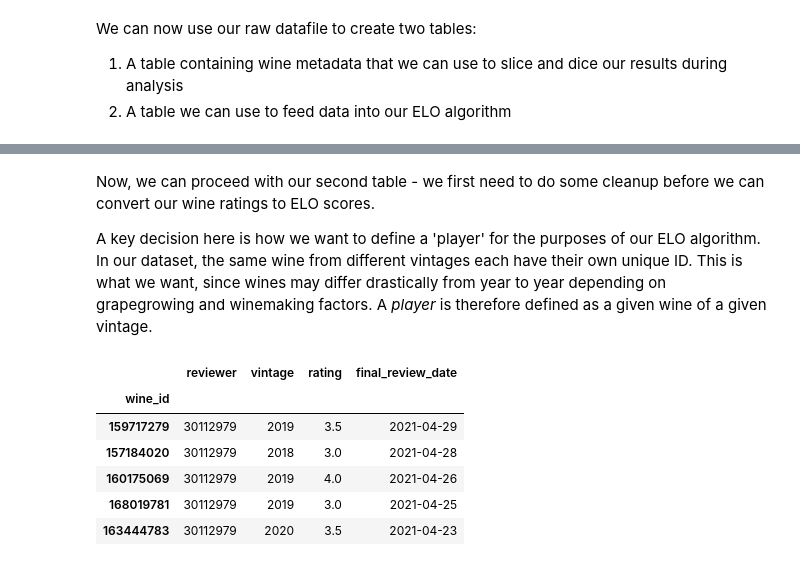
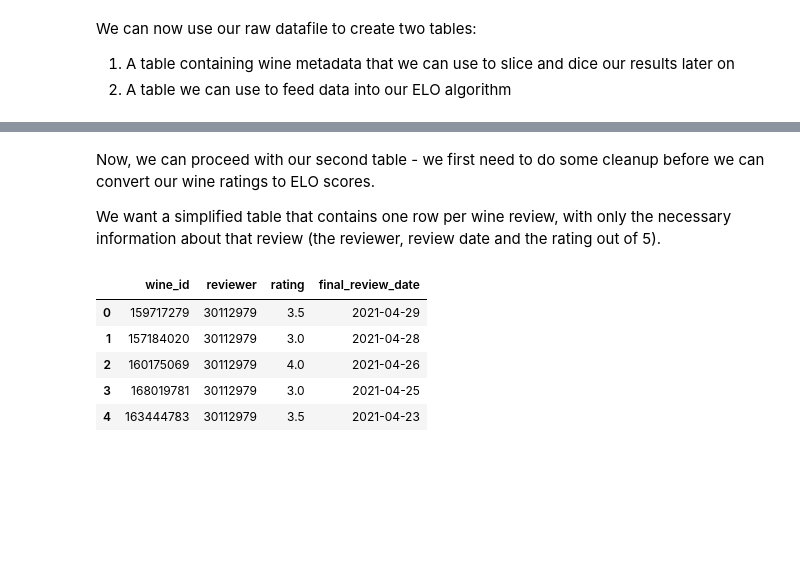
Before and after one commit to RoaldSchuring/WineELO, a Jupyter notebook: wine_elo.ipynb, the cells around one changed output, grey strips where cells are left out. Drawn from its saved outputs; the diff is of its cells as text; code cells hidden in the pictures; blank space fills up the shorter version.

```diff
--- a/wine_elo.ipynb
+++ b/wine_elo.ipynb
@@ -38,7 +52,7 @@ wine_review_df.head()
 # %% [markdown]
 We can now use our raw datafile to create two tables:
 
-1. A table containing wine metadata that we can use to slice and dice our results during analysis
+1. A table containing wine metadata that we can use to slice and dice our results later on
 2. A table we can use to feed data into our ELO algorithm
 # %%
 # create a dataframe containing metadata about each wine in our dataset
@@ -55,18 +68,19 @@ wine_metadata.head()
 | 160175069 | 2019 | Valpolicella Ripasso Classico Sup... | Villa Mondi | Valpolicella Ripasso | Italy | 89 |
 | 168019781 | 2019 | Vida Libre Blanco | Carlos Ruben | Vino de España | Spain | 2 |
 | 163444783 | 2020 | MV Malbec | Mendoza Vineyards | Mendoza | Argentina | 148 |
-# %% [markdown]
-Now, we can proceed with our second table - we first need to do some cleanup before we can convert our wine ratings to ELO scores.
-
-A key decision here is how we want to define a 'player' for the purposes of our ELO algorithm. In our dataset, the same wine from different vintages each have their own unique ID. This is what we want, since wines may differ drastically from year to year depending on grapegrowing and winemaking factors. A *player* is therefore defined as a given wine of a given vintage.
+# %% [markdown]
+Now, we can proceed with our second table - we first need to do some cleanup before we can convert our wine ratings to ELO scores.
+
+We want a simplified table that contains one row per wine review, with only the necessary information about that review (the reviewer, review date and the rating out of 5).
 # %%
-wine_reviews_cleaned = wdc.clean_wine_reviews(wine_review_df).set_index('wine_id')
+wine_reviews_cleaned = wdc.clean_wine_reviews(wine_review_df).set_index('wine_id').reset_index()
+wine_reviews_cleaned.drop_duplicates(inplace=True)
+wine_reviews_cleaned.set_index('wine_id', inplace=True)
 wine_reviews_cleaned.head()
 # %% [output]
-|  | reviewer | vintage | rating | final_review_date |
-| wine_id |  |  |  |  |
-| 159717279 | 30112979 | 2019 | 3.5 | 2021-04-29 |
-| 157184020 | 30112979 | 2018 | 3.0 | 2021-04-28 |
-| 160175069 | 30112979 | 2019 | 4.0 | 2021-04-26 |
-| 168019781 | 30112979 | 2019 | 3.0 | 2021-04-25 |
-| 163444783 | 30112979 | 2020 | 3.5 | 2021-04-23 |
+|  | wine_id | reviewer | rating | final_review_date |
+| 0 | 159717279 | 30112979 | 3.5 | 2021-04-29 |
+| 1 | 157184020 | 30112979 | 3.0 | 2021-04-28 |
+| 2 | 160175069 | 30112979 | 4.0 | 2021-04-26 |
+| 3 | 168019781 | 30112979 | 3.0 | 2021-04-25 |
+| 4 | 163444783 | 30112979 | 3.5 | 2021-04-23 |
```
Also changed, not shown: parts of 26 cells of this notebook, 4 other files.
